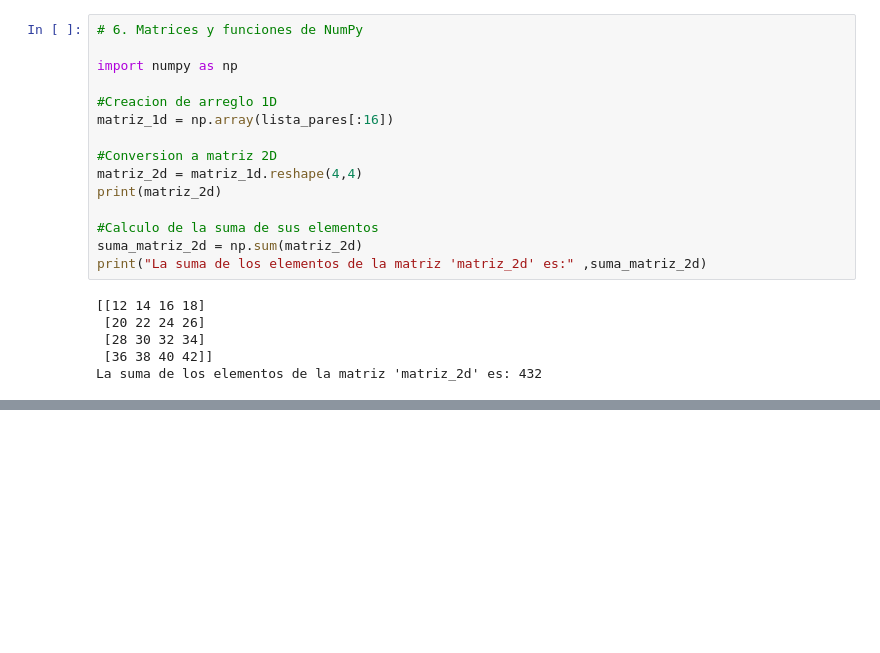
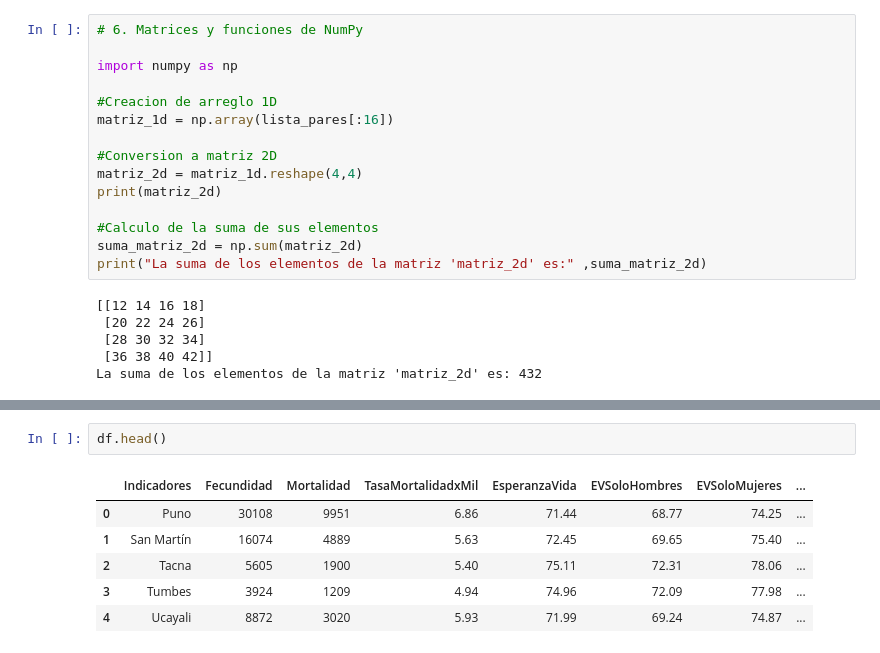
Before and after one commit to JorgePeje/test-python-utec, a Jupyter notebook: Programacion-Python-Utec/modulo2_estructurasdatossecuenciales/TAREA/JORGE_PEJE.ipynb, the cells around one changed output, grey strips where cells are left out. Drawn from its saved outputs; the diff is of its cells as text; blank space fills up the shorter version.

```diff
--- a/Programacion-Python-Utec/modulo2_estructurasdatossecuenciales/TAREA/JORGE_PEJE.ipynb
+++ b/Programacion-Python-Utec/modulo2_estructurasdatossecuenciales/TAREA/JORGE_PEJE.ipynb
@@ -115,3 +115,12 @@ df
 | 22 | Apurímac | 9752 | 3061 | 6.61 | 71.33 | 68.83 | 73.96 | ... |
 | 23 | Arequipa | 20946 | 7675 | 5.80 | 77.06 | 74.31 | 79.94 | ... |
 | 24 | Ayacucho | 15633 | 4181 | 5.91 | 71.91 | 69.10 | 74.86 | ... |
+# %%
+df.head()
+# %% [output]
+|  | Indicadores | Fecundidad | Mortalidad | TasaMortalidadxMil | EsperanzaVida | EVSoloHombres | EVSoloMujeres | ... |
+| 0 | Puno | 30108 | 9951 | 6.86 | 71.44 | 68.77 | 74.25 | ... |
+| 1 | San Martín | 16074 | 4889 | 5.63 | 72.45 | 69.65 | 75.40 | ... |
+| 2 | Tacna | 5605 | 1900 | 5.40 | 75.11 | 72.31 | 78.06 | ... |
+| 3 | Tumbes | 3924 | 1209 | 4.94 | 74.96 | 72.09 | 77.98 | ... |
+| 4 | Ucayali | 8872 | 3020 | 5.93 | 71.99 | 69.24 | 74.87 | ... |
```
Also changed, not shown: parts of 9 cells of this notebook.
